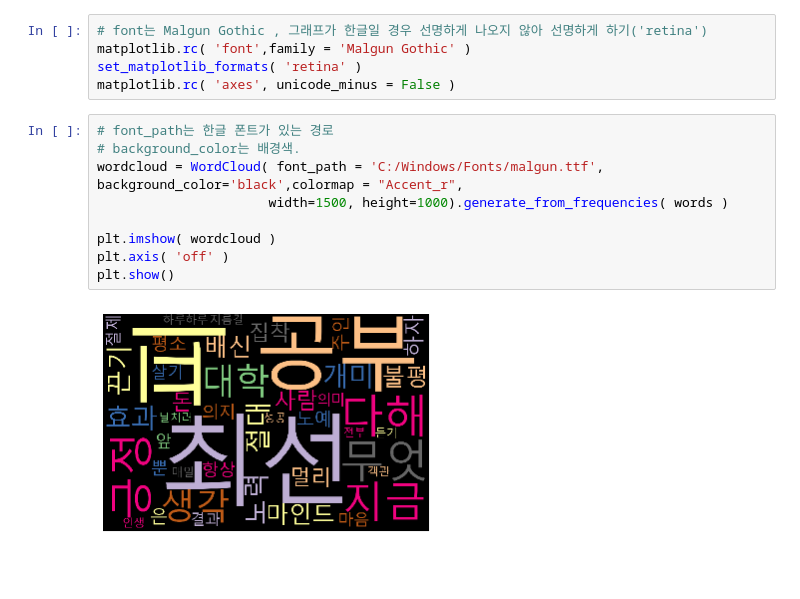
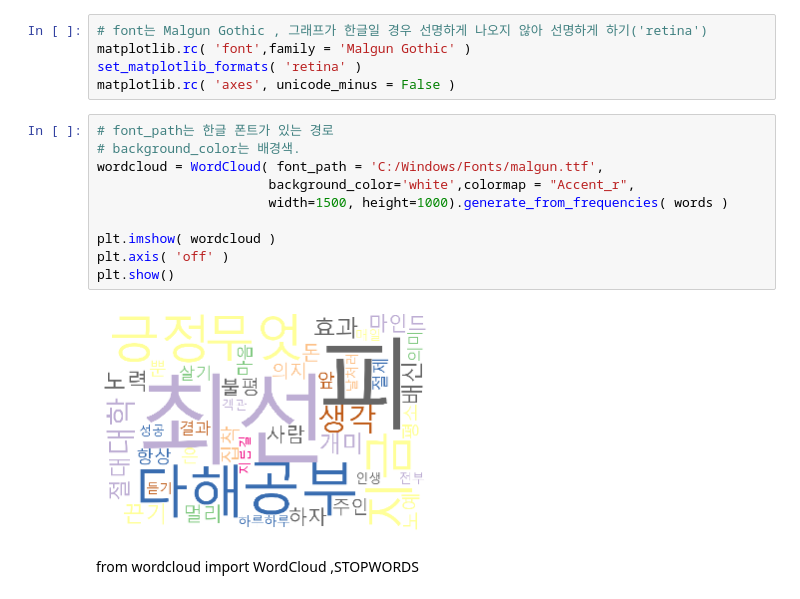
Before and after one commit to krousk/python-space, a Jupyter notebook: 12day/12day_wordcloud.ipynb, the cells around one changed output. Cells and saved outputs as stored; diff of their text form; blank space fills up the shorter version.

```diff
--- a/12day/12day_wordcloud.ipynb
+++ b/12day/12day_wordcloud.ipynb
@@ -180,11 +180,14 @@ matplotlib.rc( 'axes', unicode_minus = False )
 # %%
 # font_path는 한글 폰트가 있는 경로
 # background_color는 배경색.
-wordcloud = WordCloud( font_path = 'C:/Windows/Fonts/malgun.ttf', background_color='black',colormap = "Accent_r",
+wordcloud = WordCloud( font_path = 'C:/Windows/Fonts/malgun.ttf',
+                      background_color='white',colormap = "Accent_r",
                       width=1500, height=1000).generate_from_frequencies( words )
 
 plt.imshow( wordcloud )
 plt.axis( 'off' )
 plt.show()
 # %% [output]
-[figure, old version]
+[figure, new version]
+# %% [markdown]
+from wordcloud import WordCloud ,STOPWORDS
```
Also changed, not shown: parts of 6 cells of this notebook.
